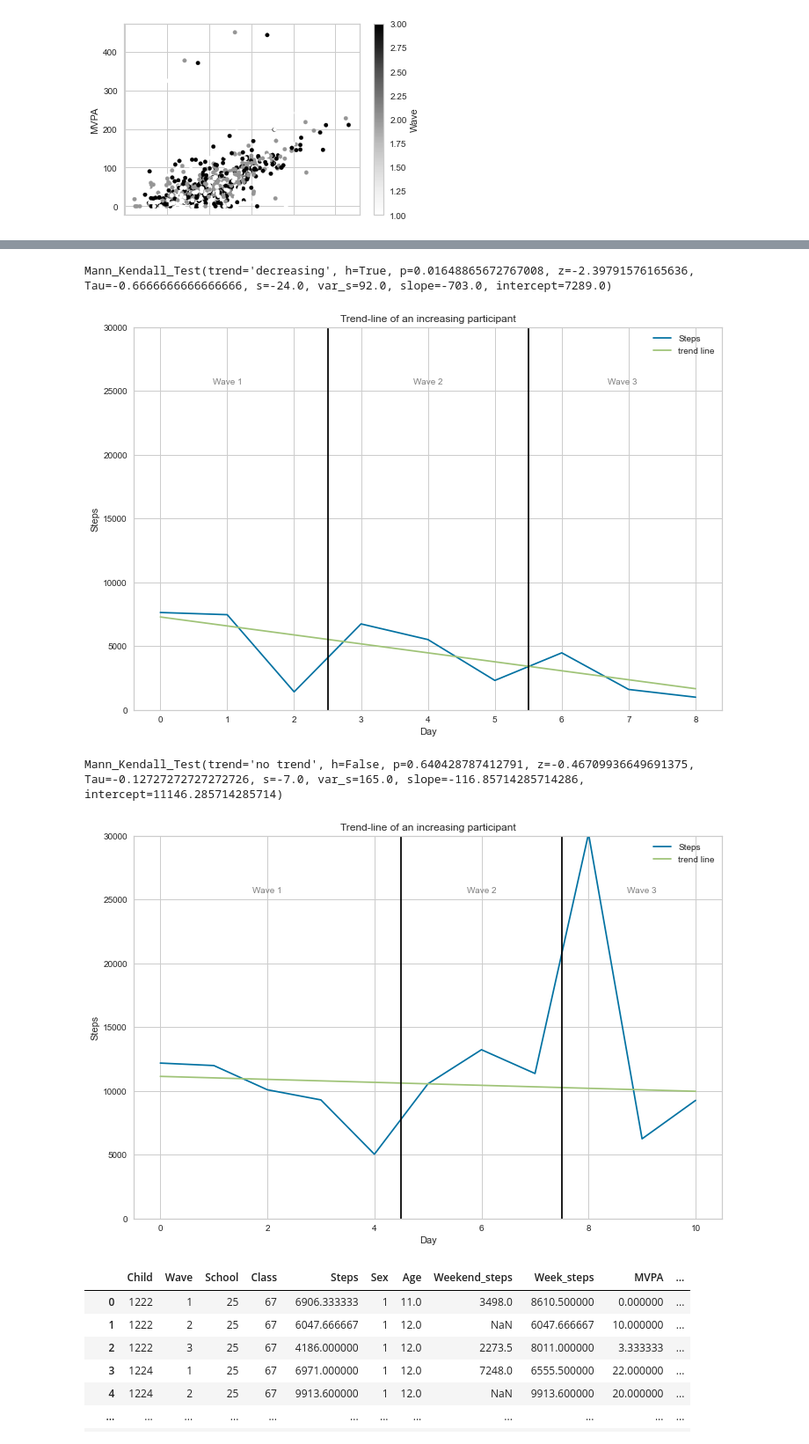
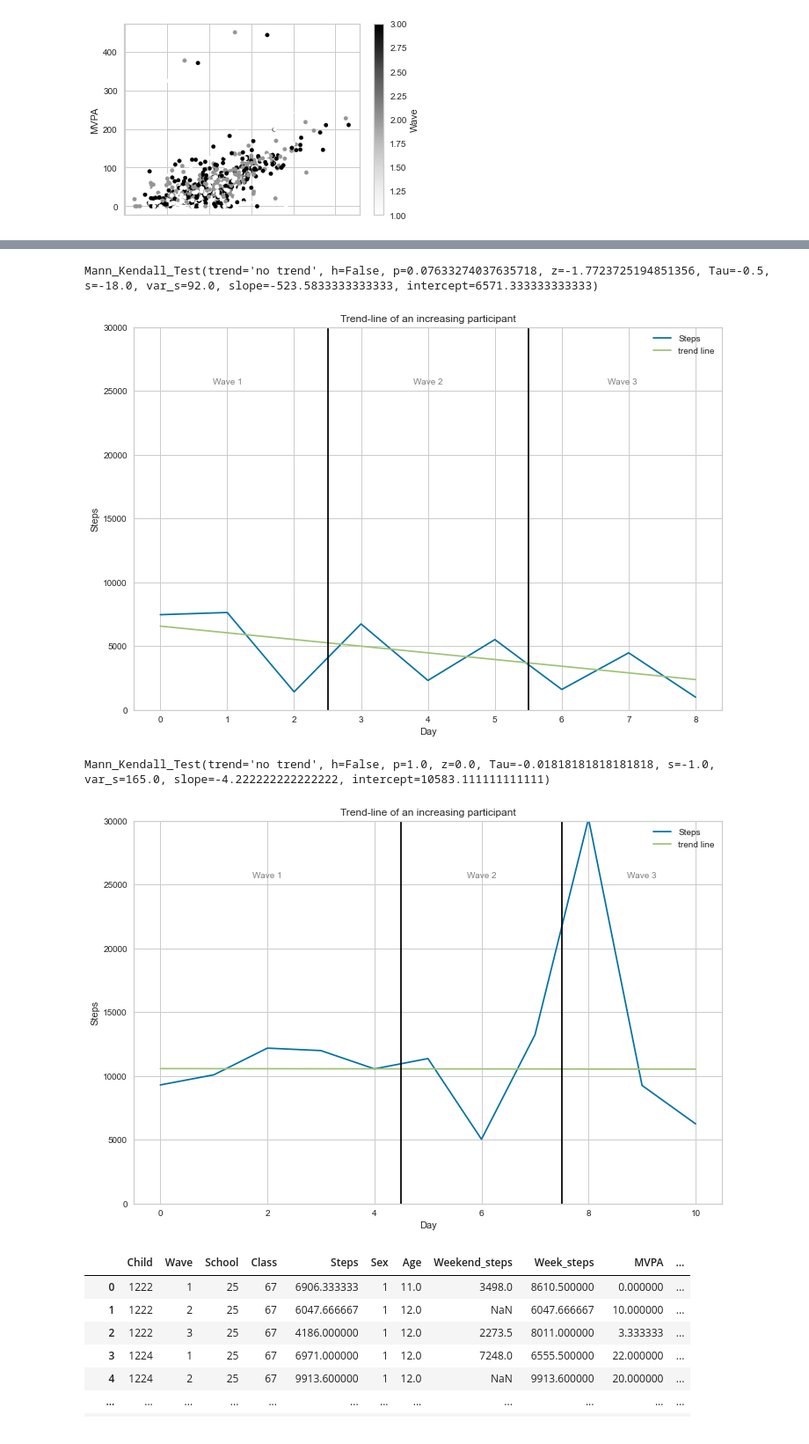
Before and after one commit to Shoarmin/baproject, a Jupyter notebook: code.ipynb, the cells around one changed output, grey strips where cells are left out. Shown at 88% size. Saved outputs shown, nothing was run; the diff lists cells and outputs as text; code cells hidden in the pictures.

```diff
--- a/code.ipynb
+++ b/code.ipynb
@@ -91,7 +92,8 @@ fit_clean1_3['Weekend'] = fit_clean1_3['Date'].dt.day_name()
 fit_clean1_3['Weekend'].loc[(fit_clean1_3['Weekend'].isin(['Saturday', 'Sunday']))] = 0
 fit_clean1_3['Weekend'].loc[(fit_clean1_3['Weekend'].isin(['Monday', 'Tuesday', 'Wednesday', 'Thursday', 'Friday']))] = 1
 
-fit_clean1_3 = fit_clean1_3.drop(columns = ['Day', 'Imputed','Participated', 'Date'])
+fit_clean1_3 = fit_clean1_3.drop(columns = ['Imputed','Participated'])
+fit_clean1_3 = fit_clean1_3.sort_values(['Child','Wave', 'Day'])
 display(fit_clean1_3[fit_clean1_3['Child'] == 1222])
 # %% [output]
 A value is trying to be set on a copy of a slice from a DataFrame
@@ -256,7 +259,7 @@ iets = fit_clean1_3[fit_clean1_3['Child'] == 1232]['Steps'].reset_index()
 iets = iets['Steps']
 
 fig, ax = plt.subplots(figsize=(12, 8))
-res = mk.hamed_rao_modification_test(iets)
+res = mk.original_test(iets)
 trend_line = np.arange(len(iets)) * res.slope + res.intercept
 
 ax.plot(iets)
@@ -276,35 +279,35 @@ ax.text(6.9, 25500, "Wave 3", ha='center',**style)
 temp = mk.original_test(iets, alpha=0.05)
 temp
 # %% [output]
-Mann_Kendall_Test(trend='decreasing', h=True, p=0.01648865672767008, z=-2.39791576165636, Tau=-0.6666666666666666, s=-24.0, var_s=92.0, slope=-703.0, intercept=7289.0)
+Mann_Kendall_Test(trend='no trend', h=False, p=0.07633274037635718, z=-1.7723725194851356, Tau=-0.5, s=-18.0, var_s=92.0, slope=-523.5833333333333, intercept=6571.333333333333)
-[figure, old version]
+[figure, new version]
 # %%
 iets = fit_clean1_3[fit_clean1_3['Child'] == 3192]['Steps'].reset_index()
 iets = iets['Steps']
 
 fig, ax = plt.subplots(figsize=(12, 8))
-res = mk.hamed_rao_modification_test(iets)
+res = mk.original_test(iets)
 trend_line = np.arange(len(iets)) * res.slope + res.intercept
 
 ax.plot(iets)
 ax.set_ylim([0,30000])
 ax.plot(iets.index, trend_line)
 ax.legend(['Steps', 'trend line'])
 plt.title('Trend-line of an increasing participant')
 plt.xlabel('Day')
 plt.ylabel('Steps')
 plt.axvline(x = 4.5, color='black')
 plt.axvline(x = 7.5, color='black')
 style = dict(size=10, color='gray')
 ax.text(2, 25500, "Wave 1", ha='center',**style)
 ax.text(6, 25500, "Wave 2", ha='center',**style)
 ax.text(9, 25500, "Wave 3", ha='center',**style)
 
 temp = mk.original_test(iets, alpha=0.05)
 temp
 # %% [output]
-Mann_Kendall_Test(trend='no trend', h=False, p=0.640428787412791, z=-0.46709936649691375, Tau=-0.12727272727272726, s=-7.0, var_s=165.0, slope=-116.85714285714286, intercept=11146.285714285714)
+Mann_Kendall_Test(trend='no trend', h=False, p=1.0, z=0.0, Tau=-0.01818181818181818, s=-1.0, var_s=165.0, slope=-4.222222222222222, intercept=10583.111111111111)
-[figure, old version]
+[figure, new version]
 # %%
 #socio
 socio_gbl_123 = pd.read_excel("C:/Users/Armin/Documents/VU/thesis/original/02_MyMovez/1. Social network data/social_networks_global_waves123.xlsx", sep= ';')
```
Also changed, not shown: parts of 17 cells of this notebook.
